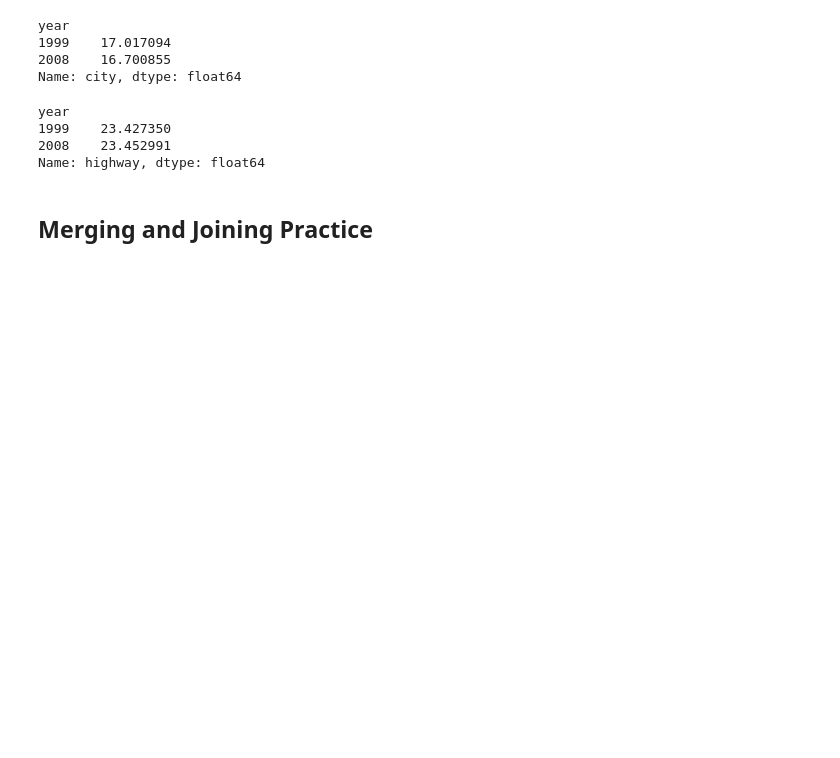
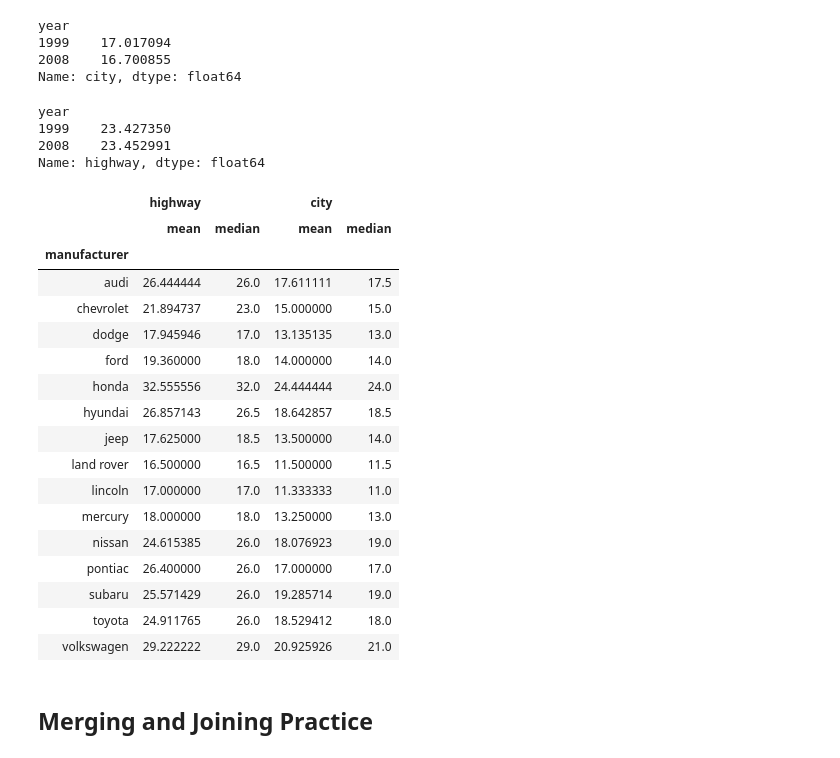
Before and after one commit to faithkane3/codeup_review, a Jupyter notebook: advanced_dataframes_practice.ipynb, the cells around one changed output. Cells and saved outputs as stored; diff of their text form; code cells hidden in the pictures; blank space fills up the shorter version.

```diff
--- a/advanced_dataframes_practice.ipynb
+++ b/advanced_dataframes_practice.ipynb
@@ -105,6 +124,27 @@ year
 1999    23.427350
 2008    23.452991
 Name: highway, dtype: float64
+# %%
+mpg.groupby('manufacturer')['highway', 'city'].agg(['mean', 'median'])
+# %% [output]
+|  | highway |  | city |  |
+|  | mean | median | mean | median |
+| manufacturer |  |  |  |  |
+| audi | 26.444444 | 26.0 | 17.611111 | 17.5 |
+| chevrolet | 21.894737 | 23.0 | 15.000000 | 15.0 |
+| dodge | 17.945946 | 17.0 | 13.135135 | 13.0 |
+| ford | 19.360000 | 18.0 | 14.000000 | 14.0 |
+| honda | 32.555556 | 32.0 | 24.444444 | 24.0 |
+| hyundai | 26.857143 | 26.5 | 18.642857 | 18.5 |
+| jeep | 17.625000 | 18.5 | 13.500000 | 14.0 |
+| land rover | 16.500000 | 16.5 | 11.500000 | 11.5 |
+| lincoln | 17.000000 | 17.0 | 11.333333 | 11.0 |
+| mercury | 18.000000 | 18.0 | 13.250000 | 13.0 |
+| nissan | 24.615385 | 26.0 | 18.076923 | 19.0 |
+| pontiac | 26.400000 | 26.0 | 17.000000 | 17.0 |
+| subaru | 25.571429 | 26.0 | 19.285714 | 19.0 |
+| toyota | 24.911765 | 26.0 | 18.529412 | 18.0 |
+| volkswagen | 29.222222 | 29.0 | 20.925926 | 21.0 |
 # %% [markdown]
 ## Merging and Joining Practice
 # %% [markdown]
```
Also changed, not shown: parts of 43 cells of this notebook, 1 other file.
